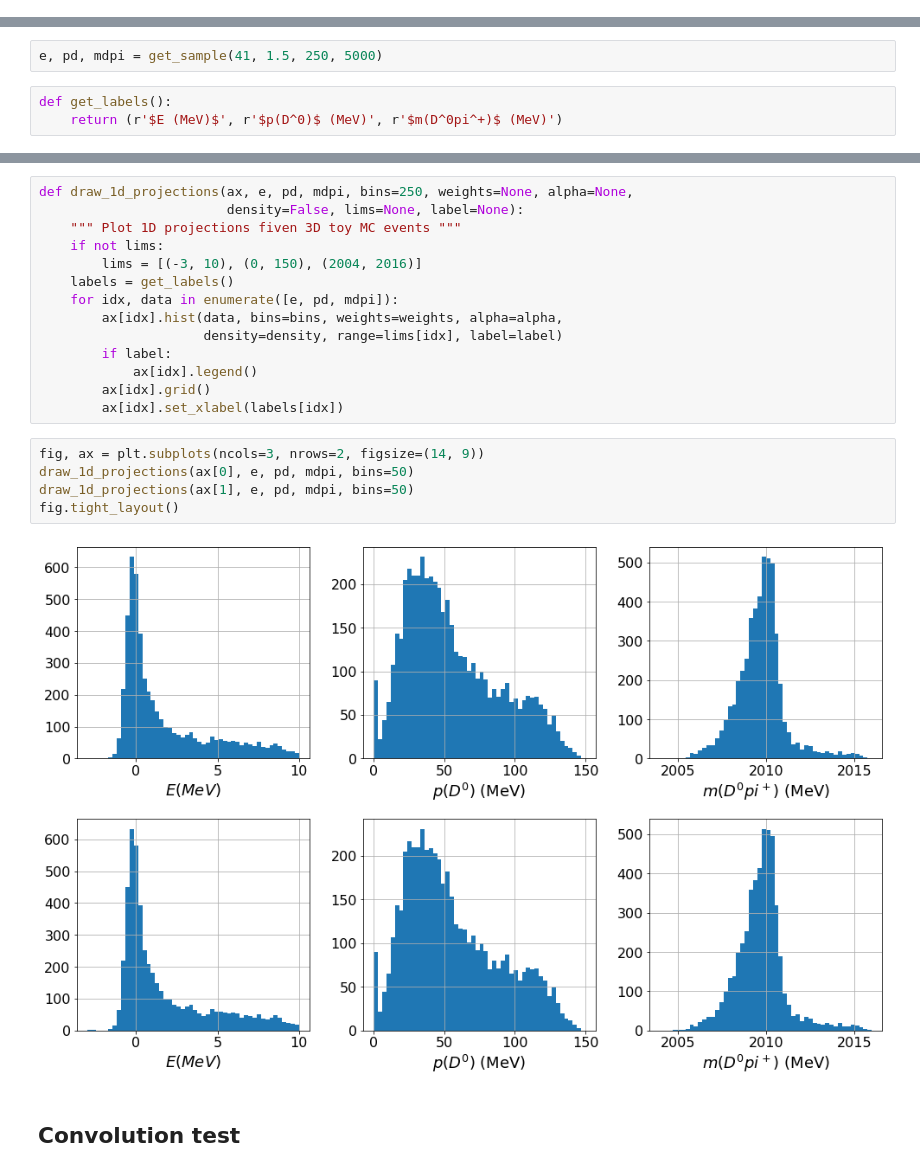
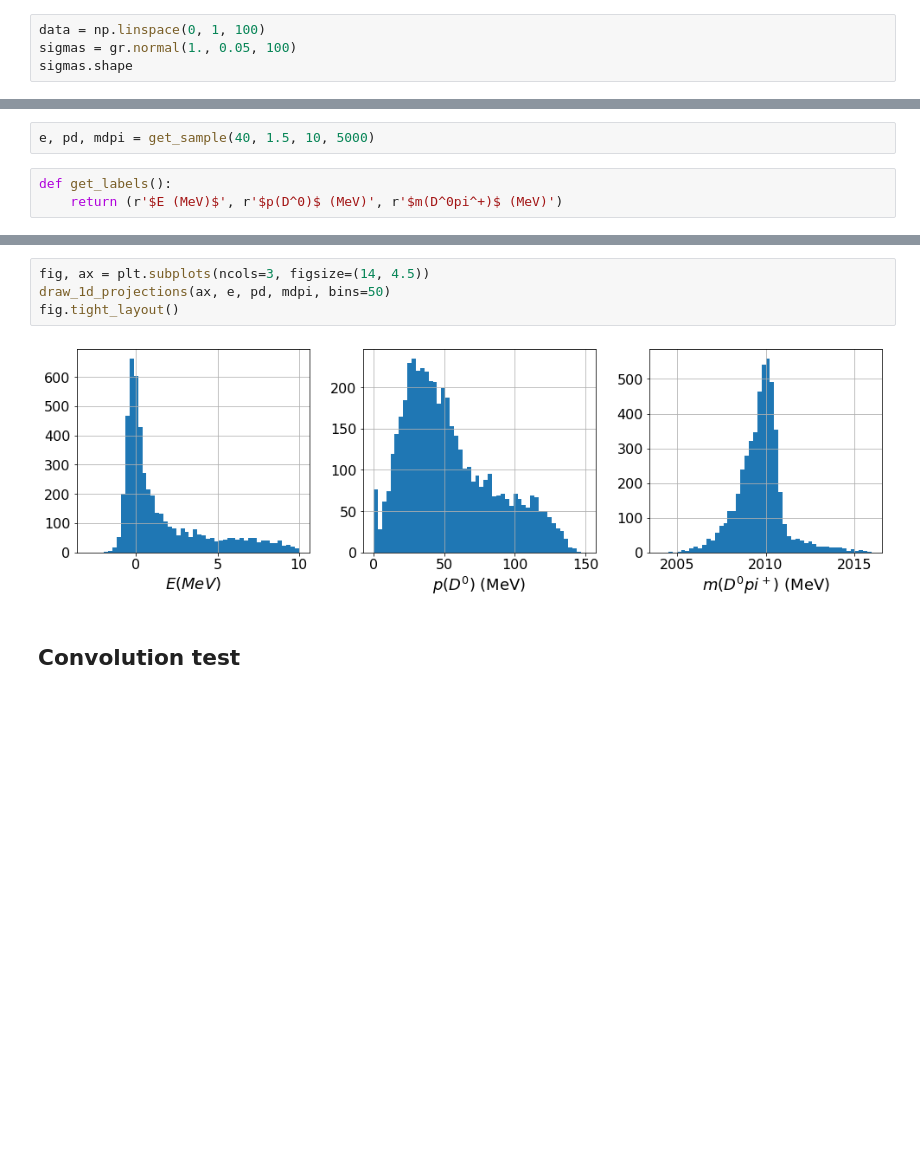
Before and after one commit to VitalyVorobyev/ddst, a Jupyter notebook: ipynb/convolutions.ipynb, the cells around one changed output, grey strips where cells are left out. Cells and saved outputs as stored; diff of their text form; blank space fills up the shorter version.

Commit message:
local grid refactoring (wip)

```diff
--- a/ipynb/convolutions.ipynb
+++ b/ipynb/convolutions.ipynb
@@ -20,0 +23,4 @@ from lib.plots import draw_1d_projections, draw_pdf_projections
+# %%
+data = np.linspace(0, 1, 100)
+sigmas = gr.normal(1., 0.05, 100)
+sigmas.shape
@@ -38,7 +52,7 @@ def get_sample(re, im, ch, nevt):
     else:
         return None
 # %%
-e, pd, mdpi = get_sample(41, 1.5, 250, 5000)
+e, pd, mdpi = get_sample(40, 1.5, 10, 5000)
 # %%
 def get_labels():
     return (r'$E (MeV)$', r'$p(D^0)$ (MeV)', r'$m(D^0pi^+)$ (MeV)')
@@ -58,24 +59,9 @@ p1, p2, p3, p4, p5, p6
-# %%
-def draw_1d_projections(ax, e, pd, mdpi, bins=250, weights=None, alpha=None,
-                        density=False, lims=None, label=None):
-    """ Plot 1D projections fiven 3D toy MC events """
-    if not lims:
-        lims = [(-3, 10), (0, 150), (2004, 2016)]
-    labels = get_labels()
-    for idx, data in enumerate([e, pd, mdpi]):
-        ax[idx].hist(data, bins=bins, weights=weights, alpha=alpha,
-                     density=density, range=lims[idx], label=label)
-        if label:
-            ax[idx].legend()
-        ax[idx].grid()
-        ax[idx].set_xlabel(labels[idx])
 # %%
-fig, ax = plt.subplots(ncols=3, nrows=2, figsize=(14, 9))
-draw_1d_projections(ax[0], e, pd, mdpi, bins=50)
-draw_1d_projections(ax[1], e, pd, mdpi, bins=50)
+fig, ax = plt.subplots(ncols=3, figsize=(14, 4.5))
+draw_1d_projections(ax, e, pd, mdpi, bins=50)
 fig.tight_layout()
 # %% [output]
-[figure, old version]
+[figure, new version]
 # %% [markdown]
 ## Convolution test
 # %%
```
Also changed, not shown: parts of 5 cells of this notebook, 2 other files.
